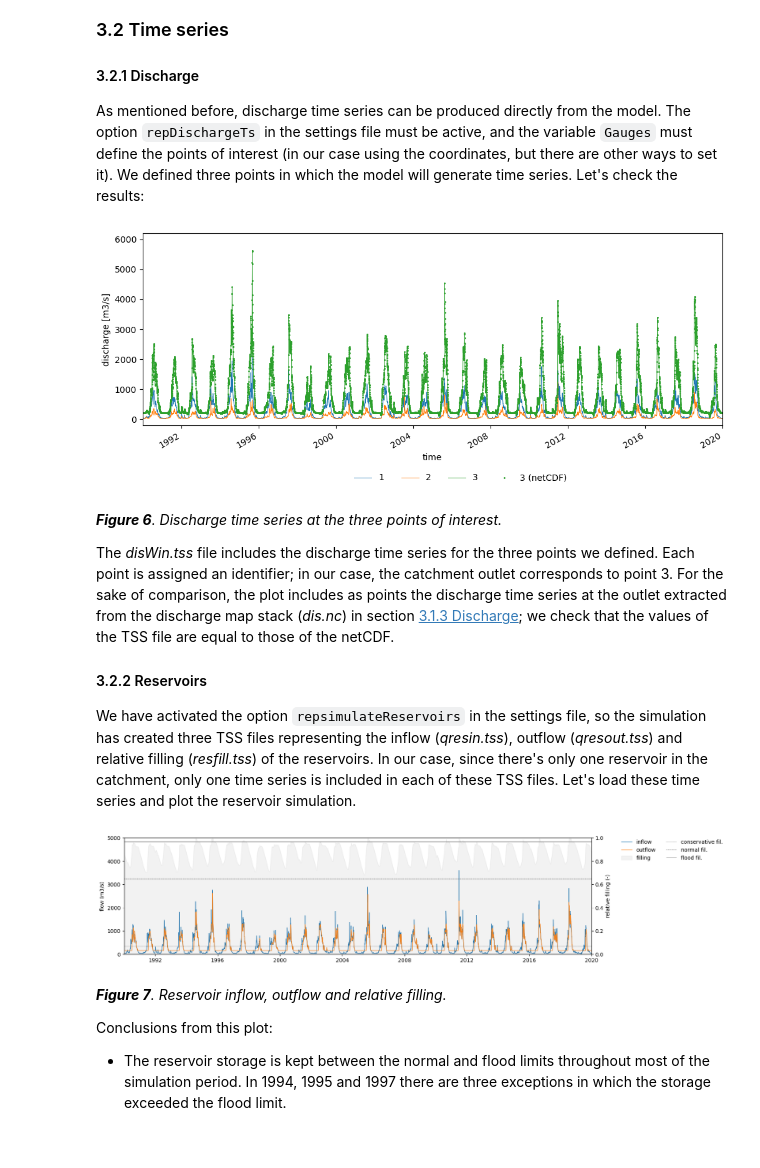
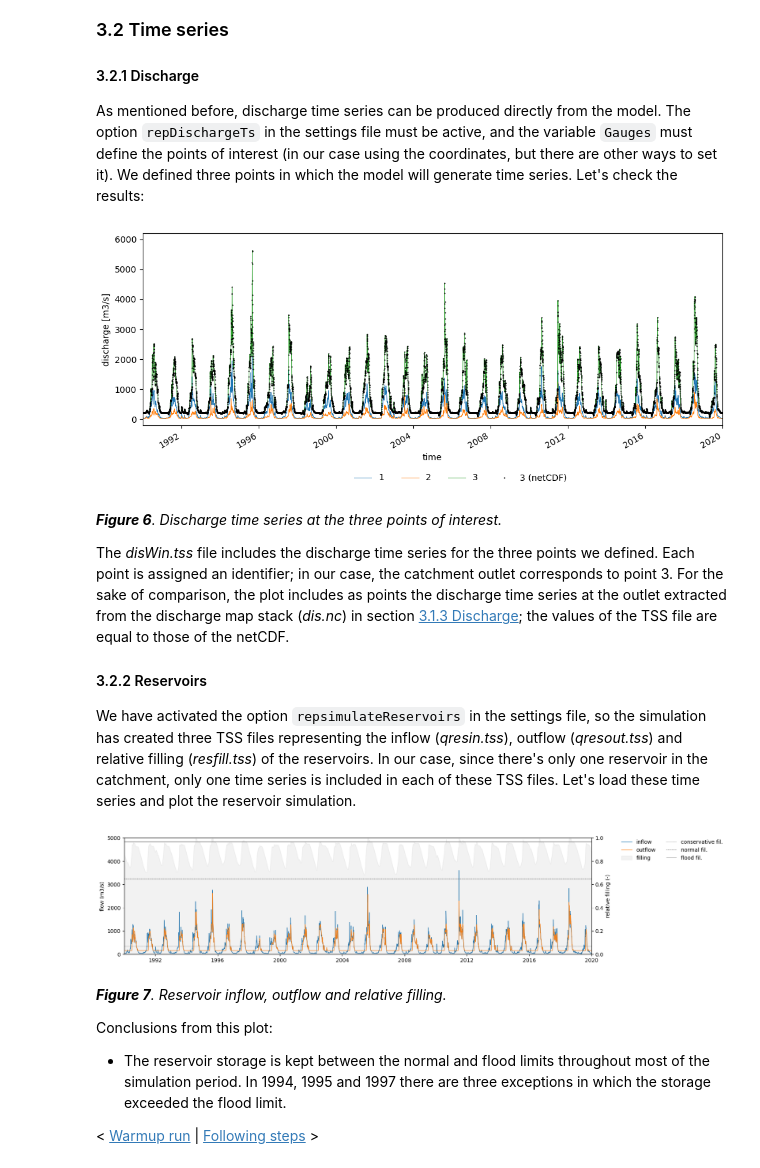
Before and after one commit to ec-jrc/lisflood-usecases, a Jupyter notebook: LF_mekong_usecase/docs/notebooks/3_run.ipynb, the cells around one changed output. Cells and saved outputs as stored; diff of their text form; code cells hidden in the pictures.

```diff
--- a/LF_mekong_usecase/docs/notebooks/3_run.ipynb
+++ b/LF_mekong_usecase/docs/notebooks/3_run.ipynb
@@ -260,23 +274,31 @@ As mentioned before, discharge time series can be produced directly from the mod
 # %%
 # import time series
 disWin = read_tss(path_run / 'disWin.tss', xml=settings_file)
 
 # plot time series
 fig, ax = plt.subplots(figsize=(12, 4))
 ax.plot(disWin, lw=.7, label=disWin.columns)
-
-dis.isel(outlet).plot(linestyle='', marker='o', markersize=1, color='C2', ax=ax, label='3 (netCDF)')
-ax.set(xlim=(disWin.index[0], disWin.index[-1]),
-       ylim=(-200, 6200),
-       ylabel='discharge [m3/s]',
-       title='')
+dis_outlet.plot(
+    linestyle='',
+    marker='o',
+    markersize=0.5,
+    color='k',
+    ax=ax,
+    label='3 (netCDF)'
+)
+ax.set(
+    xlim=(disWin.index[0], disWin.index[-1]),
+    ylim=(-200, 6200),
+    ylabel='discharge [m3/s]',
+    title=''
+)
 fig.legend(loc=8, ncol=4, bbox_to_anchor=[0.5, -0.15, .1, .1], frameon=False);
 # %% [output]
-[figure, old version]
+[figure, new version]
 # %% [markdown]
 ***Figure 6**. Discharge time series at the three points of interest.*
 
-The _disWin.tss_ file includes the discharge time series for the three points we defined. Each point is assigned an identifier; in our case, the catchment outlet corresponds to point 3. For the sake of comparison, the plot includes as points the discharge time series at the outlet extracted from the discharge map stack (_dis.nc_) in section [3.1.3 Discharge](#3.1.3-Discharge); we check that the values of the TSS file are equal to those of the netCDF.
+The _disWin.tss_ file includes the discharge time series for the three points we defined. Each point is assigned an identifier; in our case, the catchment outlet corresponds to point 3. For the sake of comparison, the plot includes as points the discharge time series at the outlet extracted from the discharge map stack (_dis.nc_) in section [3.1.3 Discharge](#3.1.3-Discharge); the values of the TSS file are equal to those of the netCDF.
 
 #### 3.2.2 Reservoirs
 
@@ -310,3 +346,5 @@ plot_reservoir(res_ts, clim=res_lim['conservative'], nlim=res_lim['normal'], fli
 Conclusions from this plot:
 
 * The reservoir storage is kept between the normal and flood limits throughout most of the simulation period. In 1994, 1995 and 1997 there are three exceptions in which the storage exceeded the flood limit.
+
+< [Warmup run](2_warmup.ipynb) | [Following steps](4_following_steps.ipynb) >
```
Also changed, not shown: parts of 13 cells of this notebook, 5 other files.
